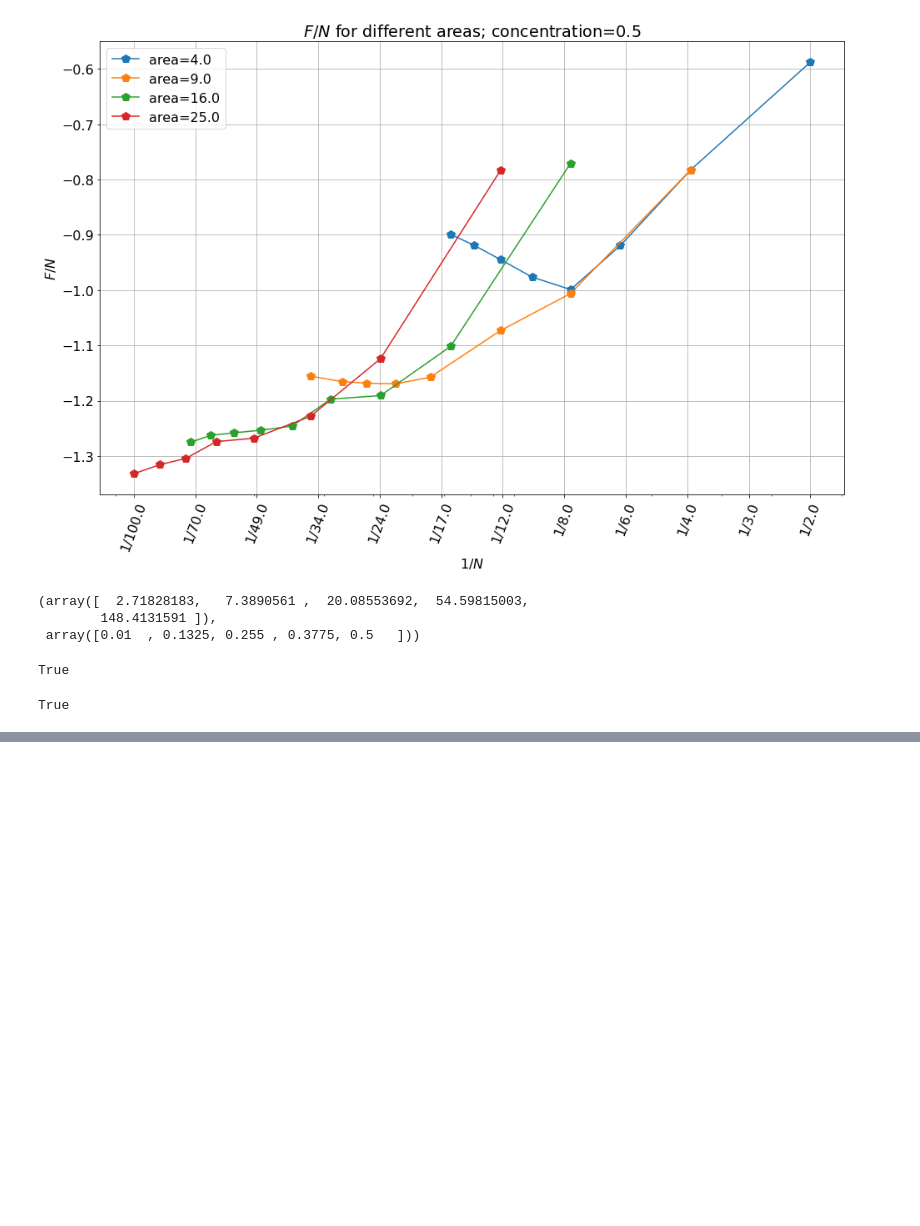
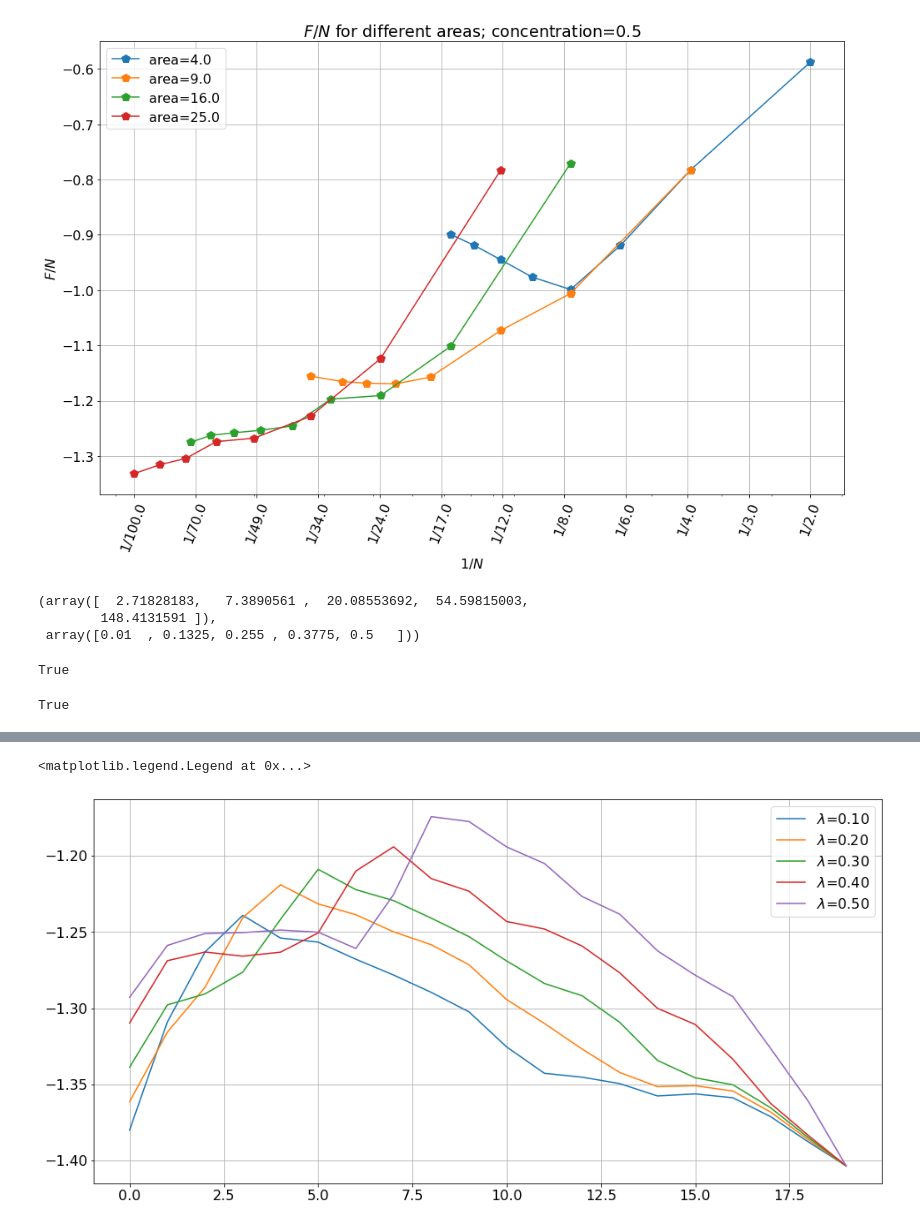
Before and after one commit to raalesir/segregation, a Jupyter notebook: Untitled.ipynb, the cells around one changed output, grey strips where cells are left out. Saved outputs shown, nothing was run; the diff lists cells and outputs as text; code cells hidden in the pictures; blank space fills up the shorter version.

```diff
--- a/Untitled.ipynb
+++ b/Untitled.ipynb
@@ -1096,0 +965,36 @@ VBox(children=(Figure(camera=PerspectiveCamera(fov=46.0, position=(0.0, 0.0, 2.0
+# %%
+tot_ens = []
+for lbd_ in lambdas:
+    S1 = S*(1-lbd_)
+    S2 = S*lbd_
+    t_crit  = l0*rho*S1*S2/(2*S1+S2)
+    l_crit = 2*l0*S1/(2*S1+S2)
+    print('t_crit=%4.1f, lambda=%4.2f, T=%4.1f '%(t_crit, lbd_, l0*rho*S1))
+    ens=[]
+    for l1 in np.linspace(l0, 0,  20):
+        t = (l0-l1)*rho*S1
+        print('t=', t)
+        if t<= t_crit:
+            l2 = 2*t/rho/S2
+            l3 = 0
+        else:
+            l2 =  l_crit - (t-t_crit)/rho/S1
+            l3 = (2+S2/S1)*(t-t_crit)/rho/S
+
+        i1_1 = np.abs(x_new-l1).argmin()
+        i2_1 = np.abs(s_new-S1).argmin()
+        en1 = en_new[i1_1 ,i2_1]
+
+        i1_2 = np.abs(x_new-l2).argmin()
+        i2_2 = np.abs(s_new-S2).argmin()
+        en2 = en_new[i1_2 ,i2_2]
+
+        i1_3 = np.abs(x_new-l3).argmin()
+        i2_3 = np.abs(s_new-S).argmin()
+        en3 = en_new[i1_3 ,i2_3]
+
+        print("(l_1=%3.1f, S1=%3.1f; en=%4.3f, n=%i), (l_2=%3.1f, S2=%3.1f; en=%4.3f, n=%i), (l_3=%3.1f, S=%3.1f; ; en=%4.3f, n=%3.1f)"
+              %(l1, S1, en1, rho*S1*l1, l2, S2, en2, rho*S2*l2, l3,S, en3, rho*S*l3))
+        ens.append((en1*l1*S1 + en2*l2*S2 + en3*l3*S)/(l1*S1 + l2*S2 + l3*S))
+
+    tot_ens.append((ens, lbd_))
@@ -1096,0 +1019,10 @@ VBox(children=(Figure(camera=PerspectiveCamera(fov=46.0, position=(0.0, 0.0, 2.0
+# %%
+plt.figure(figsize=(16,8))
+for ens, l  in  tot_ens:
+    plt.plot(ens, label= '$\lambda$='+'%3.2f'%l)
+
+plt.grid()
+plt.legend()
+# %% [output]
+<matplotlib.legend.Legend at 0x...>
+[figure, added]
```
Also changed, not shown: parts of 72 cells of this notebook.
